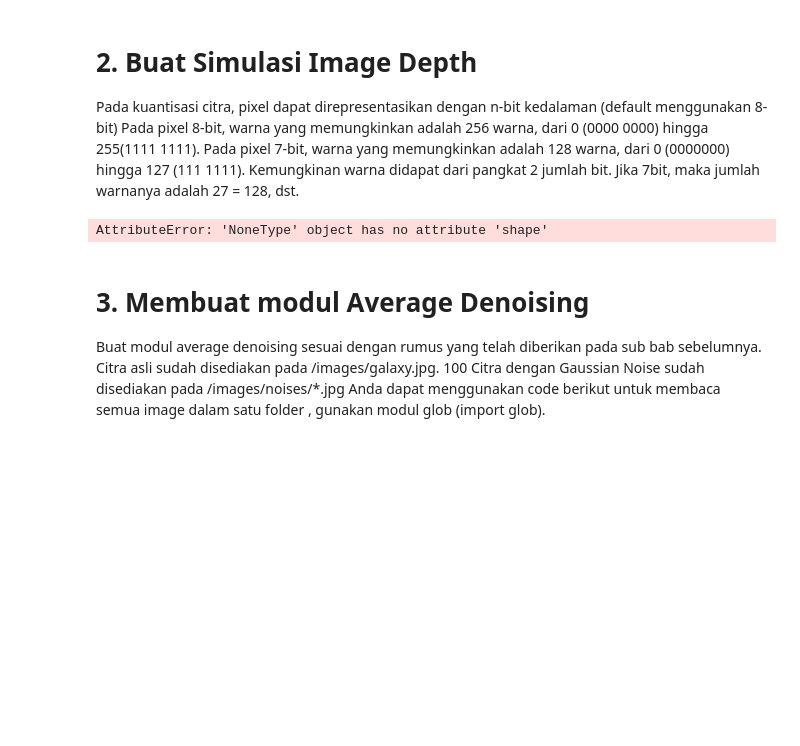
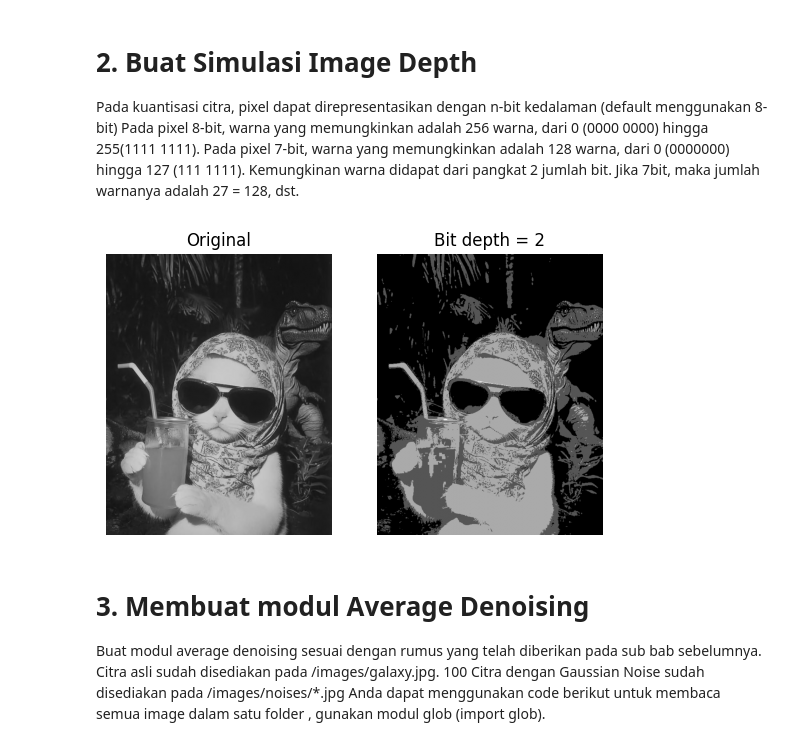
Before and after one commit to ErikRidhoFirm/PCVK_Ganjil_2025, a Jupyter notebook: Week5.ipynb, the cells around one changed output. Drawn from its saved outputs; the diff is of its cells as text; code cells hidden in the pictures; blank space fills up the shorter version.

```diff
--- a/Week5.ipynb
+++ b/Week5.ipynb
@@ -57,30 +57,30 @@ Pada kuantisasi citra, pixel dapat direpresentasikan dengan n-bit kedalaman (def
 # %%
 import cv2 as cv
 import numpy as np
 import matplotlib.pyplot as plt
 
 bit_depth = 2
 level = 255 / (pow(2, bit_depth) - 1)
-original = cv.imread('cute_cat.jpeg', cv.IMREAD_GRAYSCALE)
+original = cv.imread('/content/drive/MyDrive/PCVK/Images1/cute_cat.jpeg', cv.IMREAD_GRAYSCALE)
 depth_image = np.zeros(original.shape, original.dtype)
 
 # Melakukan proses kuantisasi
 depth_image = np.round(original / level) * level
 depth_image = depth_image.astype(np.uint8)
 
 # Menampilkan hasil
 plt.subplot(1,2,1)
 plt.imshow(original, cmap='gray')
 plt.title("Original")
 plt.axis('off')
 
 plt.subplot(1,2,2)
 plt.imshow(depth_image, cmap='gray')
 plt.title(f"Bit depth = {bit_depth}")
 plt.axis('off')
 plt.show()
 # %% [output]
-AttributeError: 'NoneType' object has no attribute 'shape'
+[figure, added]
 # %% [markdown]
 # **3. Membuat modul Average Denoising**
 
```
